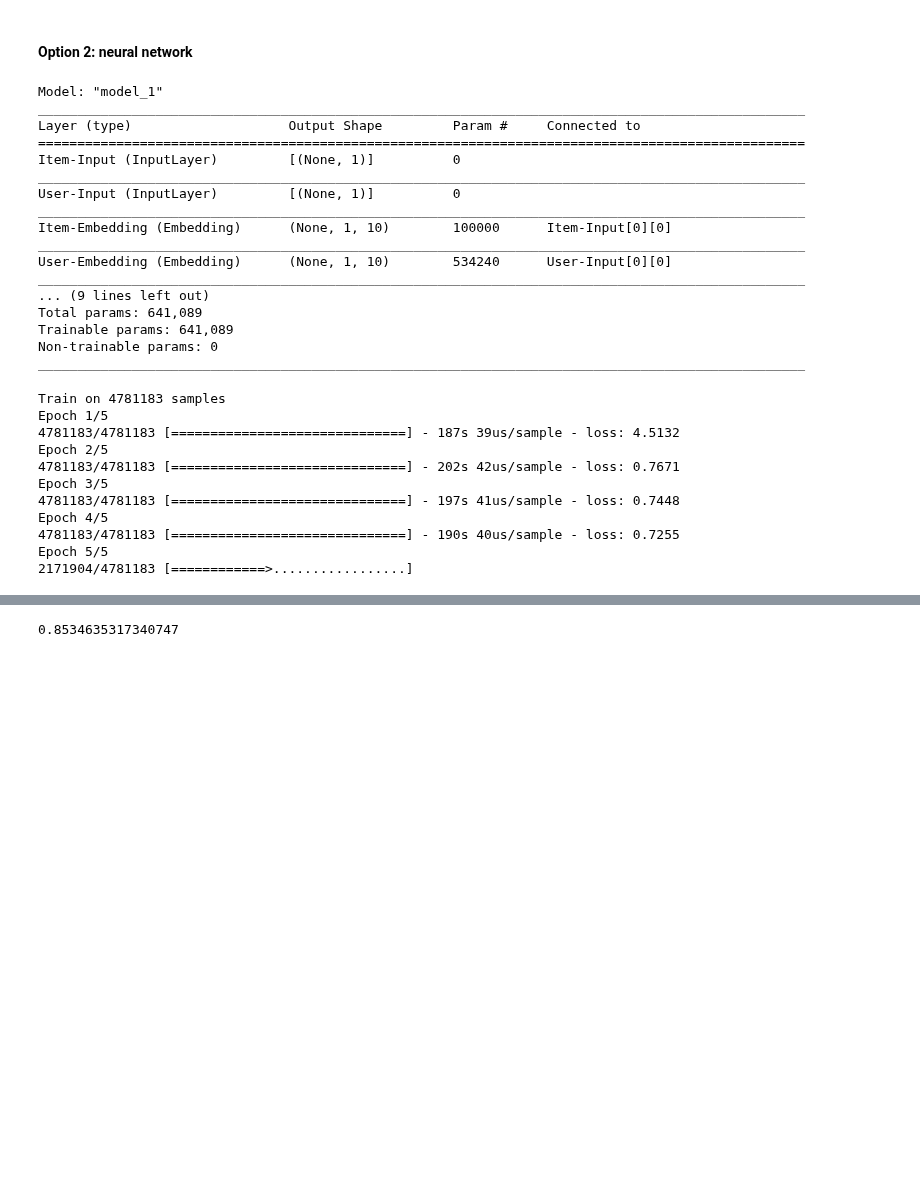
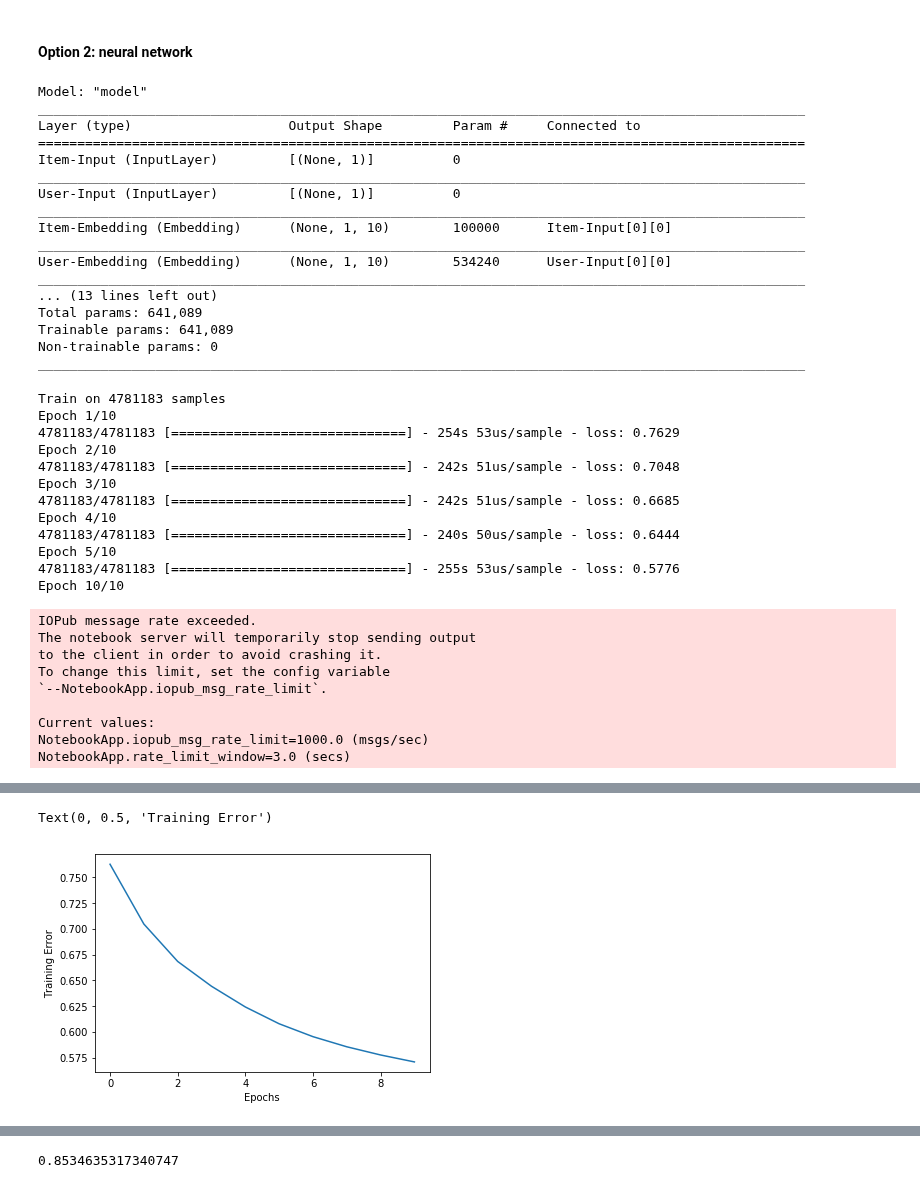
Before and after one commit to James-Leslie/deep-collaborative-filtering, a Jupyter notebook: tf-goodbooks-genre-tagging.ipynb, the cells around one changed output, grey strips where cells are left out. Saved outputs shown, nothing was run; the diff lists cells and outputs as text; code cells hidden in the pictures; blank space fills up the shorter version.

Commit message:
goodbooks genre tagging nb + model file

```diff
--- a/tf-goodbooks-genre-tagging.ipynb
+++ b/tf-goodbooks-genre-tagging.ipynb
@@ -96,25 +78,25 @@ ________________________________________________________________________________
 # %% [markdown]
 #### Option 2: neural network
 # %%
-# from tensorflow.keras import backend as K
+from tensorflow.keras import backend as K
 
-# def stretch(x):
-#     return K.sigmoid(x) * (5 - 1) + 1
+def stretch(x):
+    return K.sigmoid(x) * (5 - 1) + 1
 # %%
-# # concatenate features
-# conc = Concatenate()([item_embedding, user_embedding])
+# concatenate features
+conc = Concatenate()([item_vec, user_vec])
 
-# # add fully-connected-layers
-# fc1 = Dense(128, activation='relu')(conc)
-# fc2 = Dense(32, activation='relu')(fc1)
-# out = Dense(1, activation=stretch)(fc2)
+# add fully-connected-layers
+fc1 = Dense(128, activation='relu')(conc)
+fc2 = Dense(32, activation='relu')(fc1)
+out = Dense(1, activation=stretch)(fc2)
 
-# # create model and compile it
-# model = Model([user_input, item_input], out)
-# model.compile('adam', 'mean_squared_error')
-# model.summary()
+# create model and compile it
+model = Model([user_input, item_input], out)
+model.compile('adam', 'mean_squared_error')
+model.summary()
 # %% [output]
-Model: "model_1"
+Model: "model"
 __________________________________________________________________________________________________
 Layer (type)                    Output Shape         Param #     Connected to
 ==================================================================================================
@@ -126,7 +108,7 @@ Item-Embedding (Embedding)      (None, 1, 10)        100000      Item-Input[0][0
 __________________________________________________________________________________________________
 User-Embedding (Embedding)      (None, 1, 10)        534240      User-Input[0][0]
 __________________________________________________________________________________________________
-... (9 lines left out)
+... (13 lines left out)
 Total params: 641,089
 Trainable params: 641,089
 Non-trainable params: 0
@@ -134,20 +116,29 @@ ________________________________________________________________________________
 # %%
 # model = load_model('regression_model2.h5')
 
-history = model.fit([train.user_id, train.book_id], train.rating, batch_size=256, epochs=5)
-# model.save('regression_model2.h5')
+history = model.fit([train.user_id, train.book_id], train.rating, batch_size=256, epochs=10)
 plt.plot(history.history['loss'])
 plt.xlabel("Epochs")
 plt.ylabel("Training Error")
 # %% [output]
 Train on 4781183 samples
-Epoch 1/5
-4781183/4781183 [==============================] - 187s 39us/sample - loss: 4.5132
-Epoch 2/5
-4781183/4781183 [==============================] - 202s 42us/sample - loss: 0.7671
-Epoch 3/5
-4781183/4781183 [==============================] - 197s 41us/sample - loss: 0.7448
-Epoch 4/5
-4781183/4781183 [==============================] - 190s 40us/sample - loss: 0.7255
-Epoch 5/5
-2171904/4781183 [============>.................]
+Epoch 1/10
+4781183/4781183 [==============================] - 254s 53us/sample - loss: 0.7629
+Epoch 2/10
+4781183/4781183 [==============================] - 242s 51us/sample - loss: 0.7048
+Epoch 3/10
+4781183/4781183 [==============================] - 242s 51us/sample - loss: 0.6685
+Epoch 4/10
+4781183/4781183 [==============================] - 240s 50us/sample - loss: 0.6444
+Epoch 5/10
+4781183/4781183 [==============================] - 255s 53us/sample - loss: 0.5776
+Epoch 10/10
+IOPub message rate exceeded.
+The notebook server will temporarily stop sending output
+to the client in order to avoid crashing it.
+To change this limit, set the config variable
+`--NotebookApp.iopub_msg_rate_limit`.
+
+Current values:
+NotebookApp.iopub_msg_rate_limit=1000.0 (msgs/sec)
+NotebookApp.rate_limit_window=3.0 (secs)
@@ -153,0 +146,2 @@ Epoch 5/5
+Text(0, 0.5, 'Training Error')
+[figure, added]
```
Also changed, not shown: parts of 10 cells of this notebook, 1 other file.
